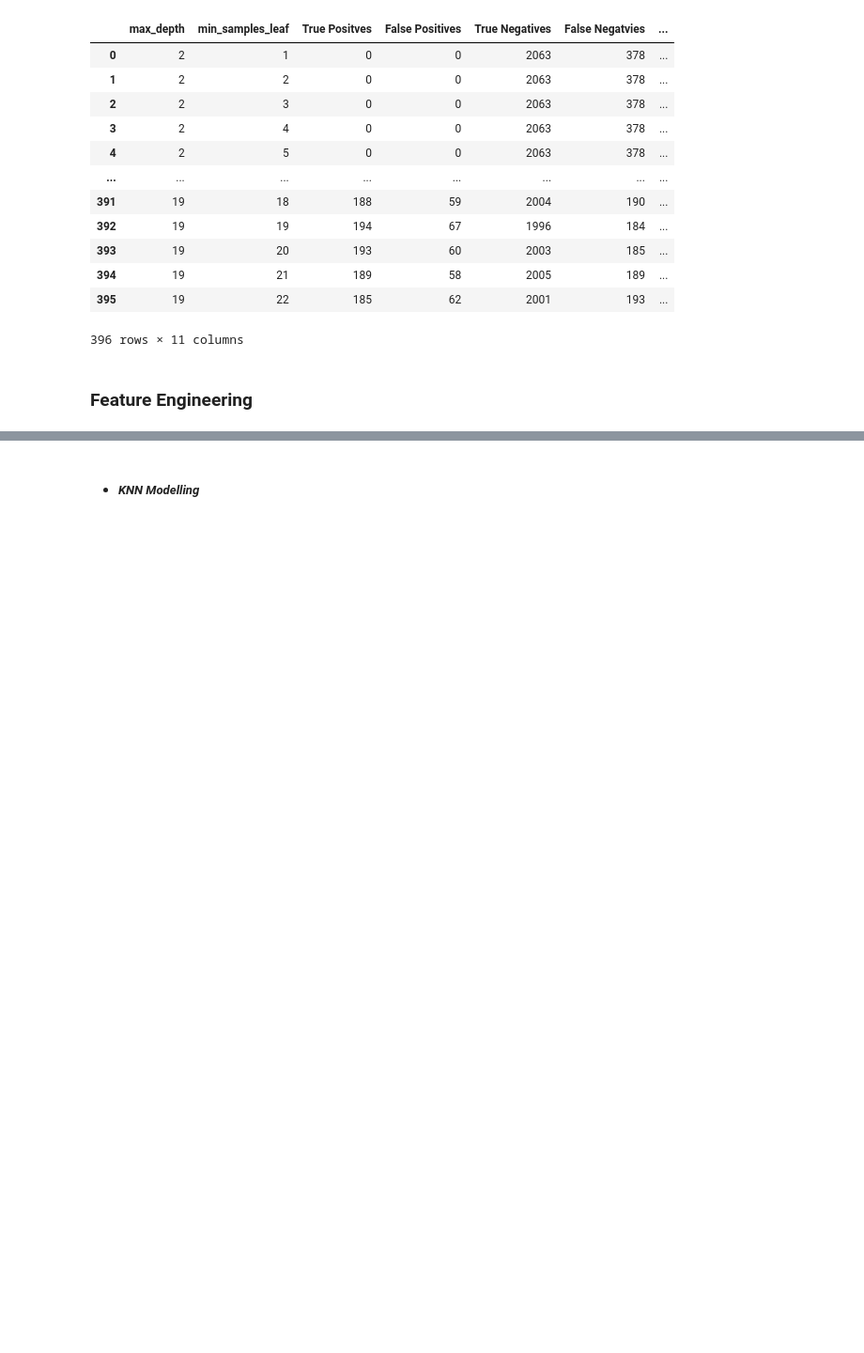
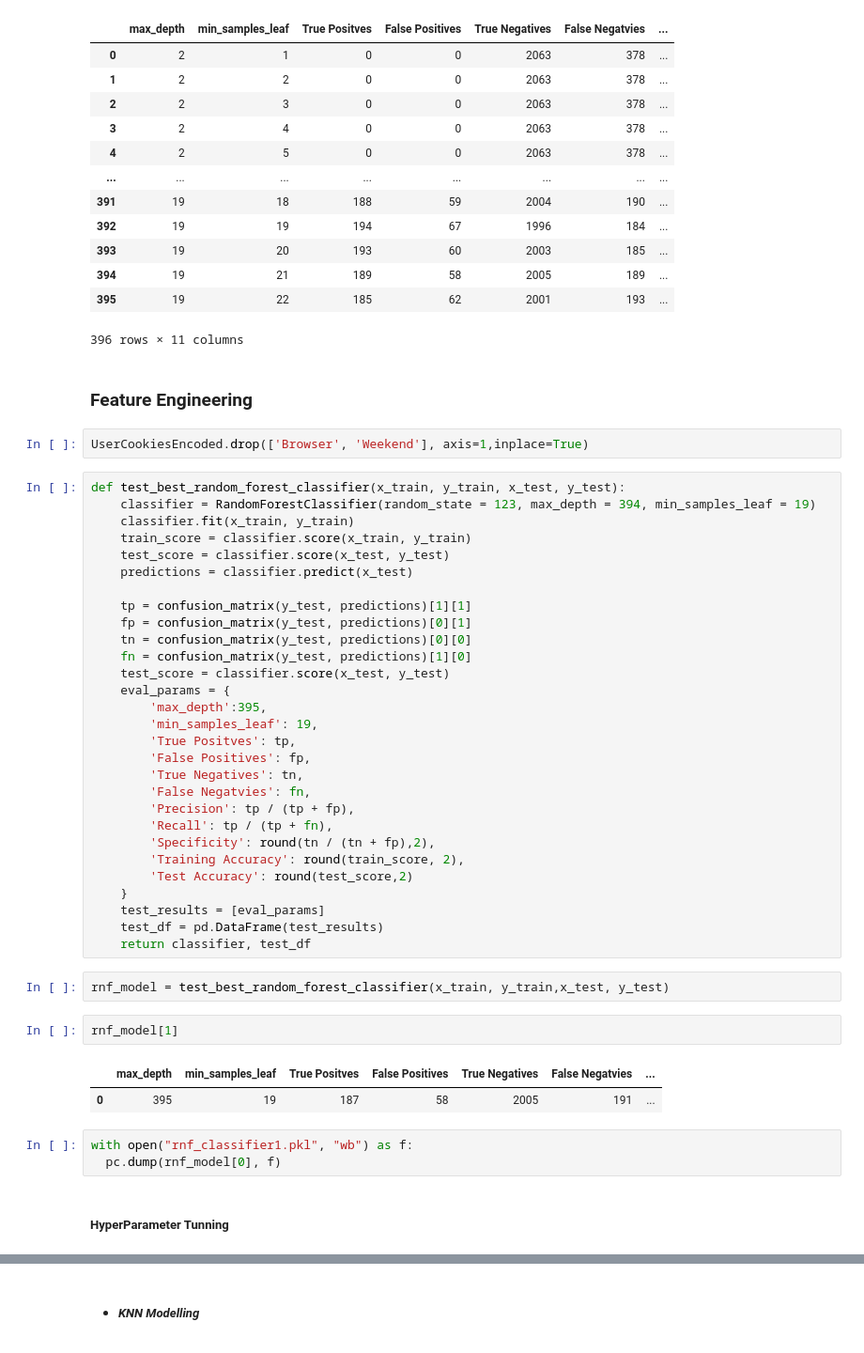
Before and after one commit to zeumoweb/Intro-to-ai-final-project, a Jupyter notebook: main.ipynb, the cells around one changed output, grey strips where cells are left out. Shown at 94% size. Drawn from its saved outputs; the diff is of its cells as text; blank space fills up the shorter version.

Commit message:
hyperparameter tunning for random forest

```diff
--- a/main.ipynb
+++ b/main.ipynb
@@ -631,3 +659,46 @@ compare_random_classifier_models(x_train, y_train, x_test, y_test)
 396 rows × 11 columns
 # %% [markdown]
 ### Feature Engineering
+# %%
+UserCookiesEncoded.drop(['Browser', 'Weekend'], axis=1,inplace=True)
+# %%
+def test_best_random_forest_classifier(x_train, y_train, x_test, y_test):
+    classifier = RandomForestClassifier(random_state = 123, max_depth = 394, min_samples_leaf = 19)
+    classifier.fit(x_train, y_train)
+    train_score = classifier.score(x_train, y_train)
+    test_score = classifier.score(x_test, y_test)
+    predictions = classifier.predict(x_test)
+
+    tp = confusion_matrix(y_test, predictions)[1][1]
+    fp = confusion_matrix(y_test, predictions)[0][1]
+    tn = confusion_matrix(y_test, predictions)[0][0]
+    fn = confusion_matrix(y_test, predictions)[1][0]
+    test_score = classifier.score(x_test, y_test)
+    eval_params = {
+        'max_depth':395,
+        'min_samples_leaf': 19,
+        'True Positves': tp,
+        'False Positives': fp,
+        'True Negatives': tn,
+        'False Negatvies': fn,
+        'Precision': tp / (tp + fp),
+        'Recall': tp / (tp + fn),
+        'Specificity': round(tn / (tn + fp),2),
+        'Training Accuracy': round(train_score, 2),
+        'Test Accuracy': round(test_score,2)
+    }
+    test_results = [eval_params]
+    test_df = pd.DataFrame(test_results)
+    return classifier, test_df
+# %%
+rnf_model = test_best_random_forest_classifier(x_train, y_train,x_test, y_test)
+# %%
+rnf_model[1]
+# %% [output]
+|  | max_depth | min_samples_leaf | True Positves | False Positives | True Negatives | False Negatvies | ... |
+| 0 | 395 | 19 | 187 | 58 | 2005 | 191 | ... |
+# %%
+with open("rnf_classifier1.pkl", "wb") as f:
+  pc.dump(rnf_model[0], f)
+# %% [markdown]
+##### HyperParameter Tunning
```
Also changed, not shown: parts of 15 cells of this notebook, 2 other files.
